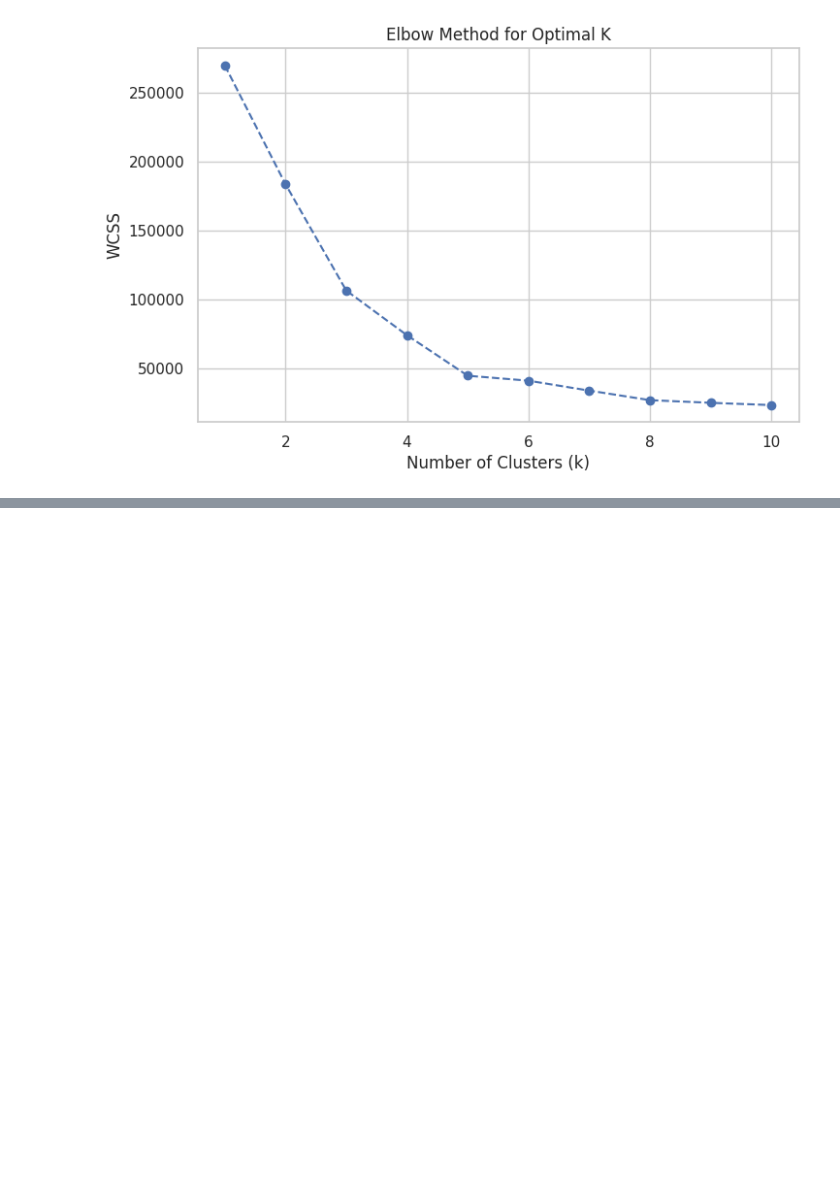
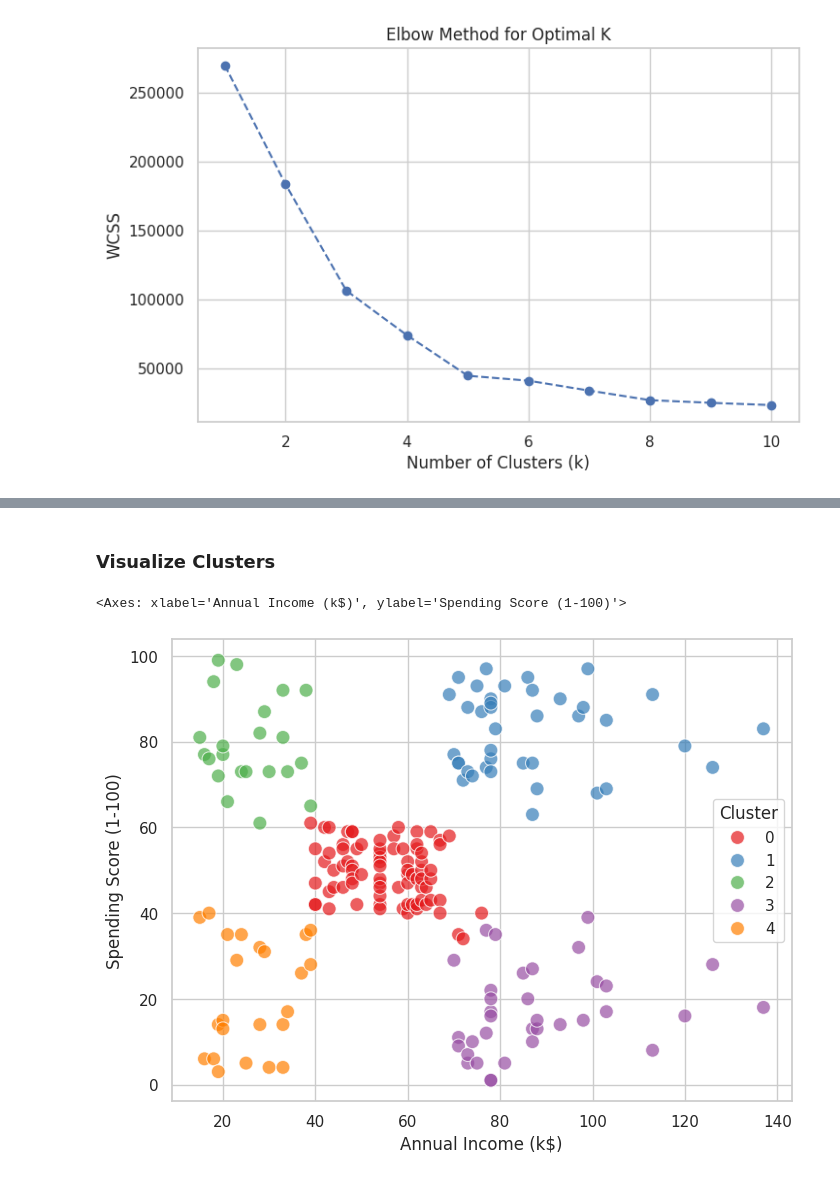
Before and after one commit to Yuval-Varke/Customer_Segmentation, a Jupyter notebook: Customer_Segmentation.ipynb, the cells around one changed output, grey strips where cells are left out. Cells and saved outputs as stored; diff of their text form; code cells hidden in the pictures; blank space fills up the shorter version.

Commit message:
Trained and Visualized

```diff
--- a/Customer_Segmentation.ipynb
+++ b/Customer_Segmentation.ipynb
@@ -66,0 +69,6 @@ plt.show()
+# %%
+kmeans = KMeans(n_clusters=5, init="k-means++", random_state=42)
+y_kmeans = kmeans.fit_predict(X)
+
+data['Cluster'] = y_kmeans
+data.head()
@@ -66,0 +82,16 @@ plt.show()
+# %% [markdown]
+### Visualize Clusters
+# %%
+plt.figure(figsize=(8,6))
+sns.scatterplot(
+    x='Annual Income (k$)',
+    y='Spending Score (1-100)',
+    hue='Cluster',
+    palette='Set1',
+    data=data,
+    s=100,
+    alpha=0.7
+)
+# %% [output]
+<Axes: xlabel='Annual Income (k$)', ylabel='Spending Score (1-100)'>
+[figure, added]
```
Also changed, not shown: parts of 3 cells of this notebook.
